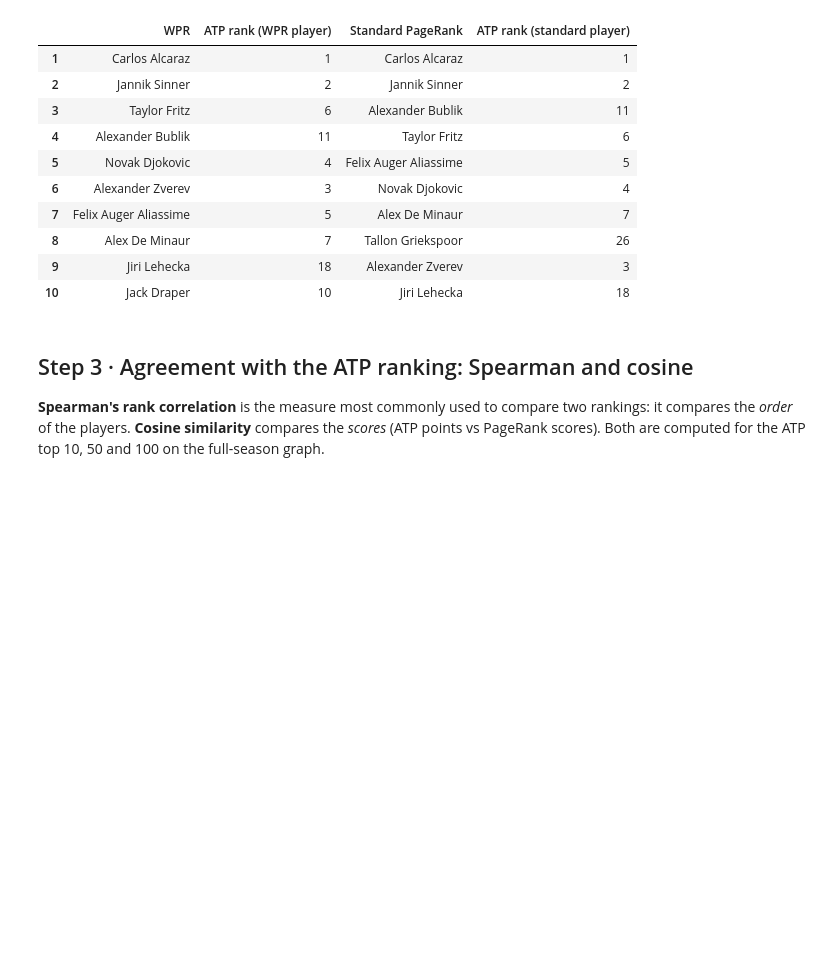
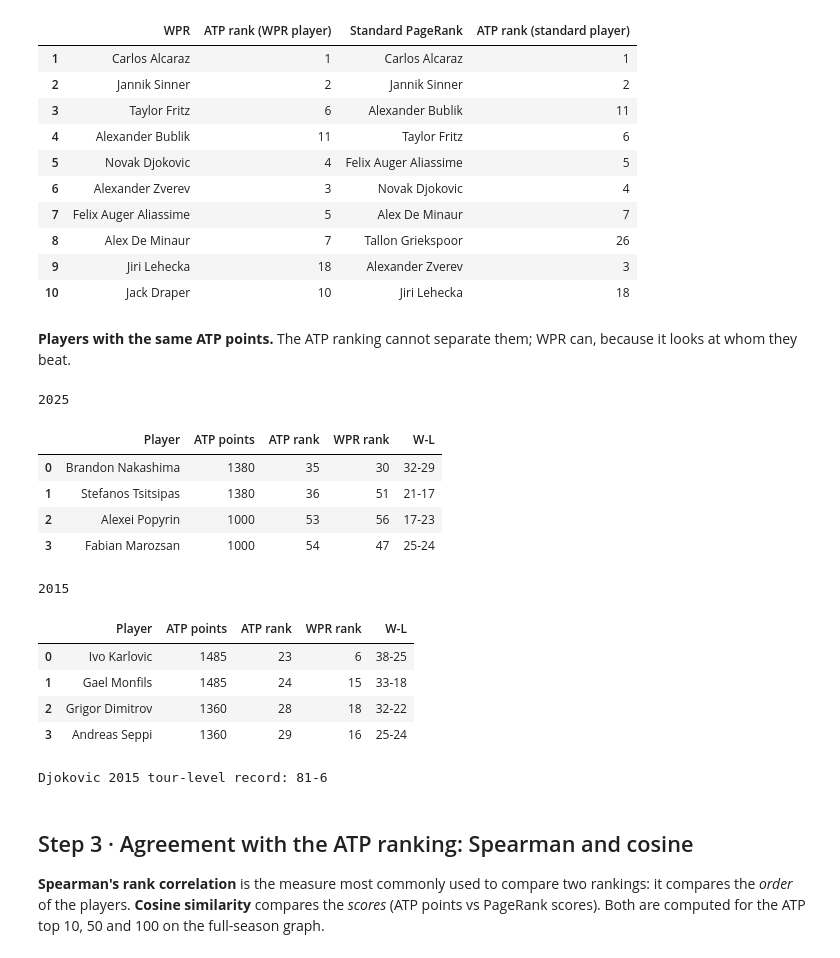
Before and after one commit to ChakibMadcur/tennis-pagerank-research, a Jupyter notebook: notebooks/04_standard_vs_weighted_other_sports.ipynb, the cells around one changed output. Cells and saved outputs as stored; diff of their text form; code cells hidden in the pictures; blank space fills up the shorter version.

Commit message:
Notebook 4: add players with equal ATP points
Co-Authored-By: Claude Opus 5.5 <noreply@anthropic.com>
Claude-Session: https://claude.ai/code/session_01EksW5XsDvq4ZgEiqxwMFkL

```diff
--- a/notebooks/04_standard_vs_weighted_other_sports.ipynb
+++ b/notebooks/04_standard_vs_weighted_other_sports.ipynb
@@ -144,6 +144,34 @@ Djokovic's 2015 losses (directed edges out of Djokovic): {'Ivo Karlovic': 1, 'Ro
 | 8 | Alex De Minaur | 7 | Tallon Griekspoor | 26 |
 | 9 | Jiri Lehecka | 18 | Alexander Zverev | 3 |
 | 10 | Jack Draper | 10 | Jiri Lehecka | 18 |
+# %% [markdown]
+**Players with the same ATP points.** The ATP ranking cannot separate them; WPR can, because it looks at whom they beat.
+# %%
+def same_points(G, atp, m):
+    w = weighted_pagerank(G).rank(ascending=False).astype(int)
+    top = atp[atp["rank"] <= 100]; tied = top[top.duplicated("points", keep=False)].sort_values("rank")
+    tied = tied[tied.index.isin(w.index)]
+    wins, losses = m.winner_id.value_counts(), m.loser_id.value_counts()
+    return pd.DataFrame({"Player": [names[p] for p in tied.index], "ATP points": tied.points.astype(int).values,
+                         "ATP rank": tied["rank"].values, "WPR rank": w[tied.index].values,
+                         "W-L": [f"{wins.get(p, 0)}-{losses.get(p, 0)}" for p in tied.index]})
+print("2025"); display(same_points(G25, atp25, m25).head(4))
+print("2015"); display(same_points(G15, atp15, m15).head(4))
+print("Djokovic 2015 tour-level record:", f"{(m15.winner_id == djok).sum()}-{(m15.loser_id == djok).sum()}")
+# %% [output]
+2025
+|  | Player | ATP points | ATP rank | WPR rank | W-L |
+| 0 | Brandon Nakashima | 1380 | 35 | 30 | 32-29 |
+| 1 | Stefanos Tsitsipas | 1380 | 36 | 51 | 21-17 |
+| 2 | Alexei Popyrin | 1000 | 53 | 56 | 17-23 |
+| 3 | Fabian Marozsan | 1000 | 54 | 47 | 25-24 |
+2015
+|  | Player | ATP points | ATP rank | WPR rank | W-L |
+| 0 | Ivo Karlovic | 1485 | 23 | 6 | 38-25 |
+| 1 | Gael Monfils | 1485 | 24 | 15 | 33-18 |
+| 2 | Grigor Dimitrov | 1360 | 28 | 18 | 32-22 |
+| 3 | Andreas Seppi | 1360 | 29 | 16 | 25-24 |
+Djokovic 2015 tour-level record: 81-6
 # %% [markdown]
 ## Step 3 · Agreement with the ATP ranking: Spearman and cosine
 **Spearman's rank correlation** is the measure most commonly used to compare two rankings: it compares the *order* of the players. **Cosine similarity** compares the *scores* (ATP points vs PageRank scores). Both are computed for the ATP top 10, 50 and 100 on the full-season graph.
```
